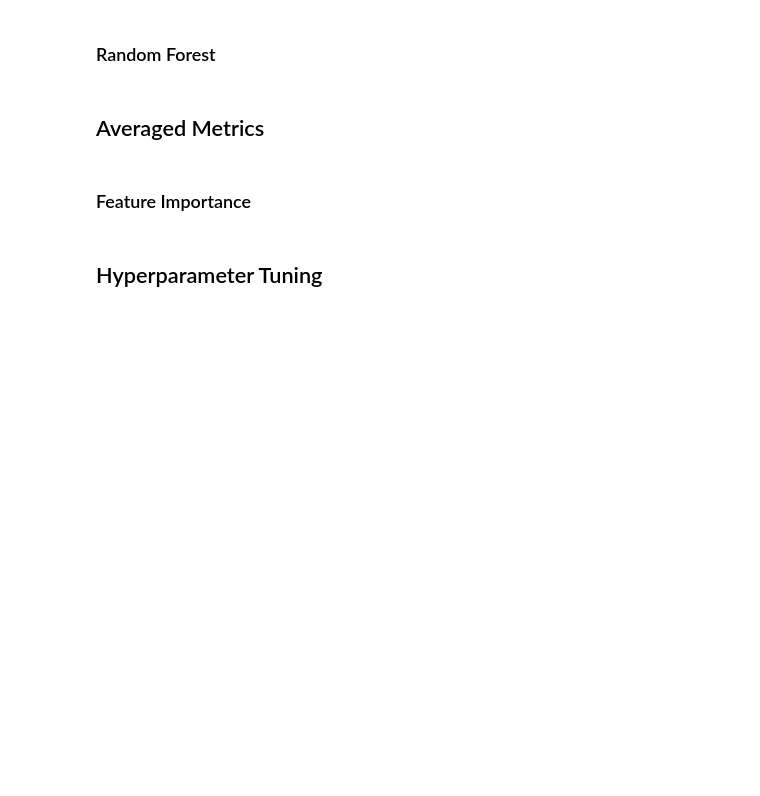
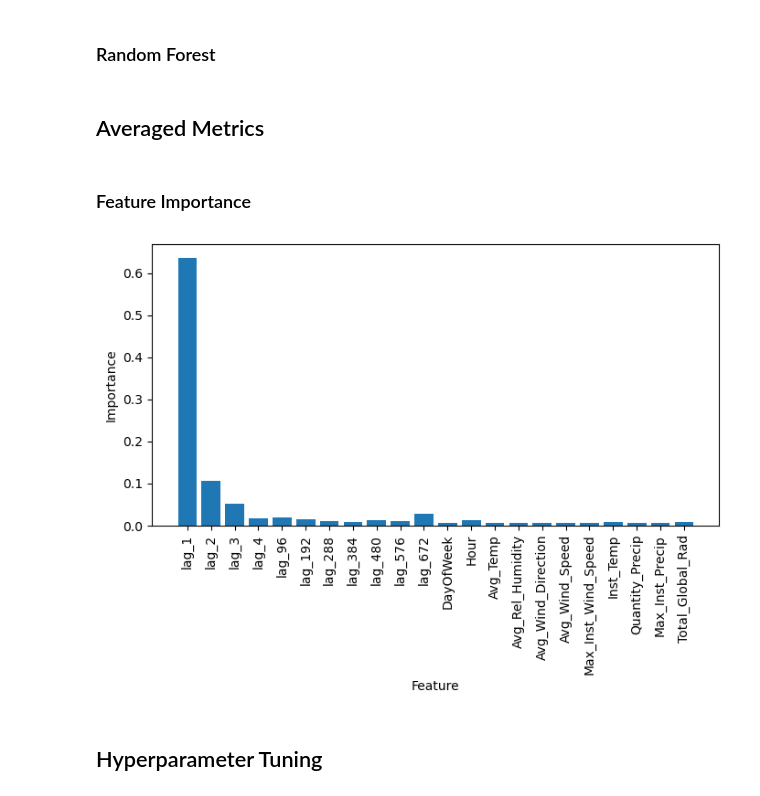
Before and after one commit to franciscomonteiro85/rec-energy-prediction-algorithm, a Jupyter notebook: notebooks/loureiro/Algorithms_Loureiro.ipynb, the cells around one changed output. Cells and saved outputs as stored; diff of their text form; code cells hidden in the pictures; blank space fills up the shorter version.

```diff
--- a/notebooks/loureiro/Algorithms_Loureiro.ipynb
+++ b/notebooks/loureiro/Algorithms_Loureiro.ipynb
@@ -403,12 +476,14 @@ df.columns
 # %%
 plt.figure(figsize=(8,4))
 plt.bar(df.columns[2:-1],model_xgb.feature_importances_)
-plt.title('Feature Importance')
+#plt.title('Feature Importance')
 plt.xlabel('Feature')
 plt.ylabel('Importance')
 plt.xticks(rotation=90)
 plt.savefig("../../images/main/loureiro_xgb_feat_imp_loc.png")
 plt.show()
+# %% [output]
+[figure, added]
 # %%
 plt.figure(figsize=(12,6))
 plt.bar(df.columns[2:-1],model_lr.coef_)
```
Also changed, not shown: parts of 5 cells of this notebook, 22 other files.
